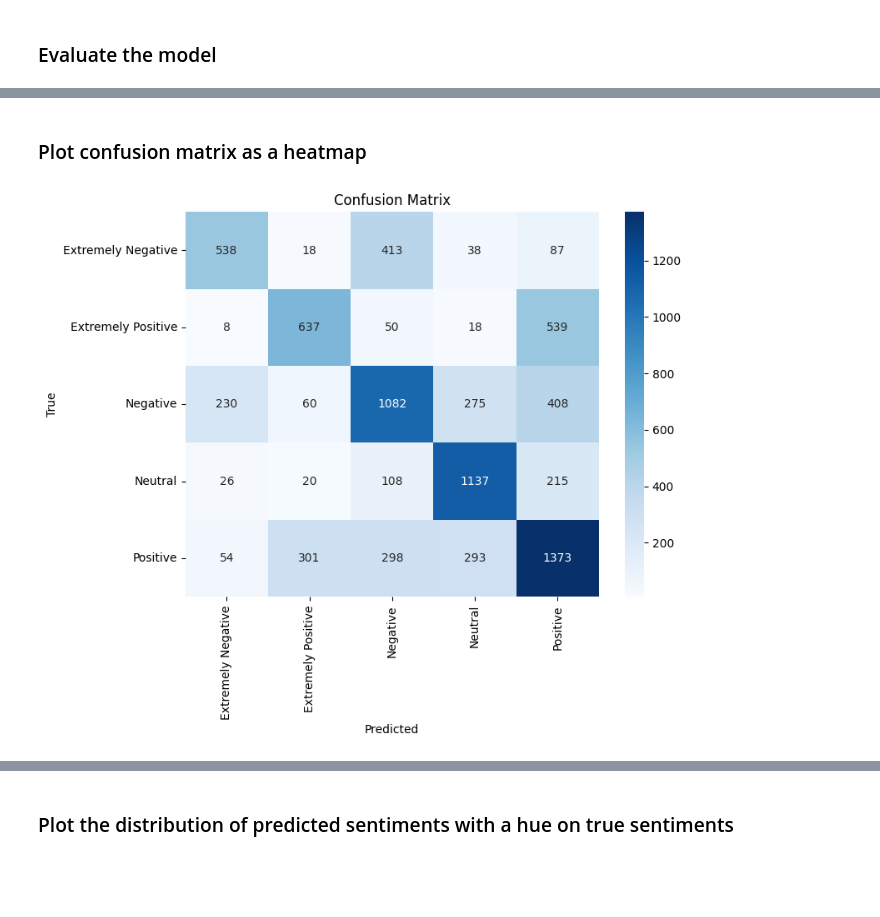
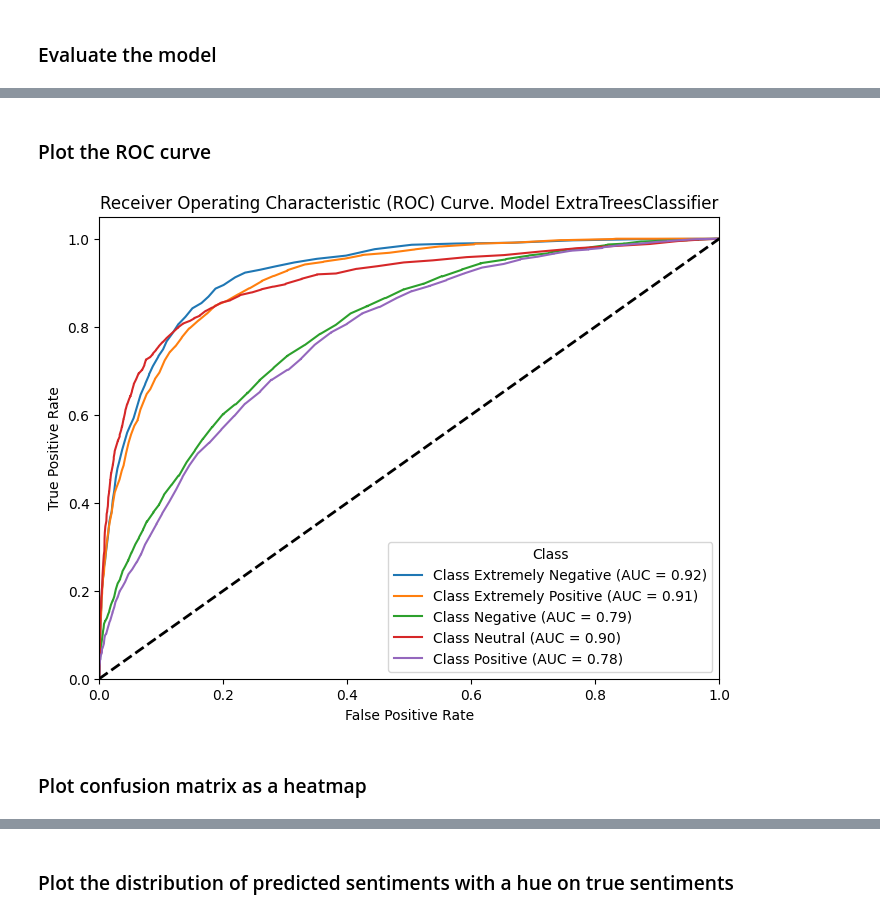
Before and after one commit to URFU-2022-machine-learning-engineering/urfu_nlp_homework, a Jupyter notebook: nlp-home-work-urfu-sf-3rd-sem.ipynb, the cells around one changed output, grey strips where cells are left out. Saved outputs shown, nothing was run; the diff lists cells and outputs as text; code cells hidden in the pictures; blank space fills up the shorter version.

```diff
--- a/nlp-home-work-urfu-sf-3rd-sem.ipynb
+++ b/nlp-home-work-urfu-sf-3rd-sem.ipynb
@@ -409,18 +645,18 @@ y = data['Sentiment']
 # %% [markdown]
 ### Split the data into training and testing sets
 # %%
-X_train, X_test, y_train, y_test = train_test_split(X, y, test_size=0.2, random_state=42)
+X_train_etc, X_test_etc, y_train_etc, y_test_etc = train_test_split(X_etc, y_etc, test_size=0.2, random_state=42)
 # %% [markdown]
 ### Convert text data to TF-IDF vectors
 # %%
 tfidf_vectorizer = TfidfVectorizer(max_features=5000)
-X_train_tfidf = tfidf_vectorizer.fit_transform(X_train['Normalized_Text'])
-X_test_tfidf = tfidf_vectorizer.transform(X_test['Normalized_Text'])
+X_train_tfidf_etc = tfidf_vectorizer.fit_transform(X_train_etc['Normalized_Text'])
+X_test_tfidf_etc = tfidf_vectorizer.transform(X_test_etc['Normalized_Text'])
 # %% [markdown]
 ### Train an ExtraTreesClassifier
 # %%
-clf = ExtraTreesClassifier(n_estimators=100, random_state=42, class_weight=cw, n_jobs=-1)  # You can adjust parameters
-clf.fit(X_train_tfidf, y_train)
+etc = ExtraTreesClassifier(n_estimators=100, random_state=42, class_weight=cw, n_jobs=-1)
+etc.fit(X_train_tfidf_etc, y_train_etc)
 # %% [output]
 ExtraTreesClassifier(class_weight={'Extremely Negative': 1.4999772053795304,
                                    'Extremely Positive': 1.2249441548771407,
@@ -434,0 +671,2 @@ y_pred = clf.predict(X_test_tfidf)
+# %%
+y_pred_proba_etc = etc.predict_proba(X_test_tfidf_etc)
@@ -457,11 +699,8 @@ conf_matrix = confusion_matrix(y_test, y_pred)
+# %% [markdown]
+### Plot the ROC curve
+# %%
+plot_roc_curve(y_test_etc, y_pred_proba_etc, classes=etc.classes_, model_name='ExtraTreesClassifier')
+# %% [output]
+[figure, added]
 # %% [markdown]
 ### Plot confusion matrix as a heatmap
-# %%
-plt.figure(figsize=(8, 6))
-sns.heatmap(conf_matrix, annot=True, fmt='d', cmap='Blues', xticklabels=clf.classes_, yticklabels=clf.classes_)
-plt.xlabel('Predicted')
-plt.ylabel('True')
-plt.title('Confusion Matrix')
-plt.show()
-# %% [output]
-[figure, removed]
```
Also changed, not shown: parts of 118 cells of this notebook, 2 other files.
